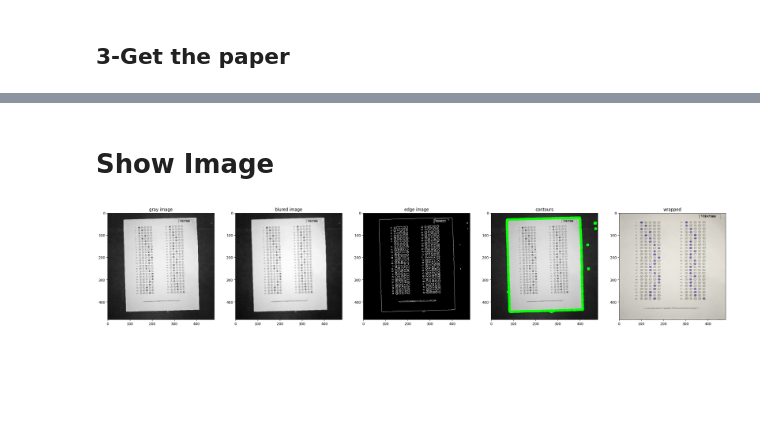
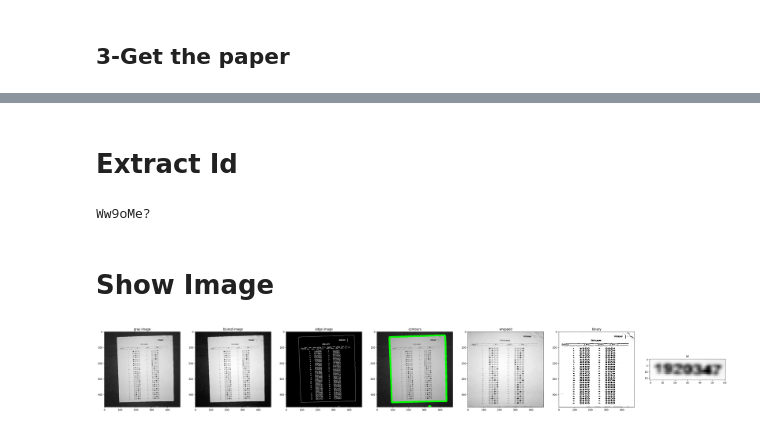
Before and after one commit to Nesma-Osama/MCQ-and-Grades-Auto-Filler, a Jupyter notebook: Code/MCQ/Total_code.ipynb, the cells around one changed output, grey strips where cells are left out. Cells and saved outputs as stored; diff of their text form; code cells hidden in the pictures; blank space fills up the shorter version.

Commit message:
extract name untill now

```diff
--- a/Code/MCQ/Total_code.ipynb
+++ b/Code/MCQ/Total_code.ipynb
@@ -17,5 +18,5 @@ image=cv.resize(cv.imread(path),(width,height))
 ## 1-Get the edges
 # %%
 gray=cv.cvtColor(image,cv.COLOR_BGR2GRAY)
-blur=cv.GaussianBlur(gray,(5,5),0)
+blur=cv.GaussianBlur(gray,(5,5),1)
 edged = cv.Canny(blur,75, 100)
@@ -35,0 +55,3 @@ wrapped_papper=wrapped_paper(width,height,biggest,image)
+# %%
+wrapped_paper_image=wrapped_paper(width,height,biggest,blur)
+wrapped_paper_original=wrapped_paper(width,height,biggest,gray)
@@ -36,6 +62,23 @@ wrapped_papper=wrapped_paper(width,height,biggest,image)
+# %%
+adaptive_thresh = cv.adaptiveThreshold(
+    wrapped_paper_image,
+    255,
+    cv.ADAPTIVE_THRESH_GAUSSIAN_C,  # Use Gaussian weights for neighborhood
+    cv.THRESH_BINARY,
+    11,  # Block size (neighborhood size)
+    2   # Constant subtracted from the mean
+)
+# %% [markdown]
+# Extract Id
+# %%
+id=extract_id_box(adaptive_thresh,wrapped_paper_image)
+# %%
+ocr(id)
+# %% [output]
+Ww9oMe?
 # %% [markdown]
 # Show Image
 # %%
-show_images([gray,blur,edged,image_color,wrapped_papper],["gray image","blured image","edge image","contours","wrapped"])
+show_images([gray,blur,edged,image_color,wrapped_paper_image,adaptive_thresh,id],["gray image","blured image","edge image","contours","wrapped","binary","id"])
 # %% [output]
-[figure, old version]
+[figure, new version]
```
Also changed, not shown: parts of 5 cells of this notebook, 3 other files.
